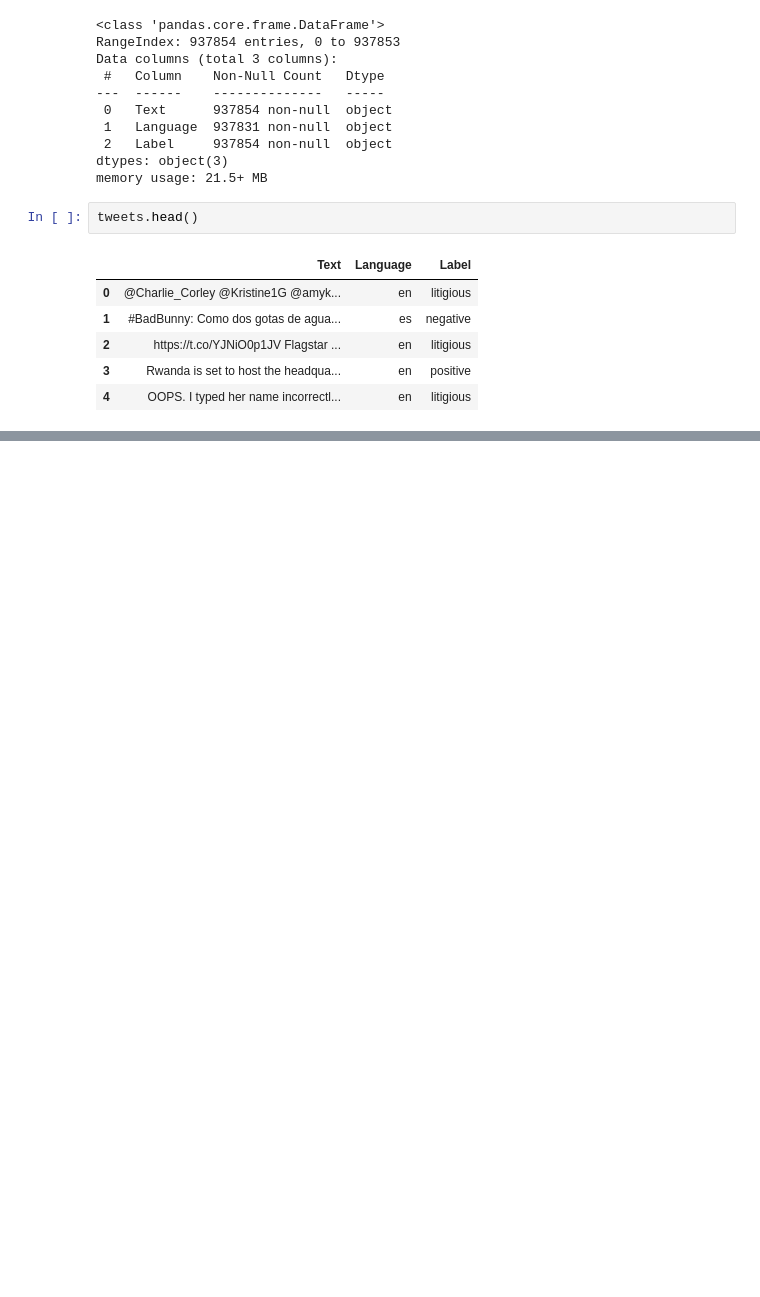
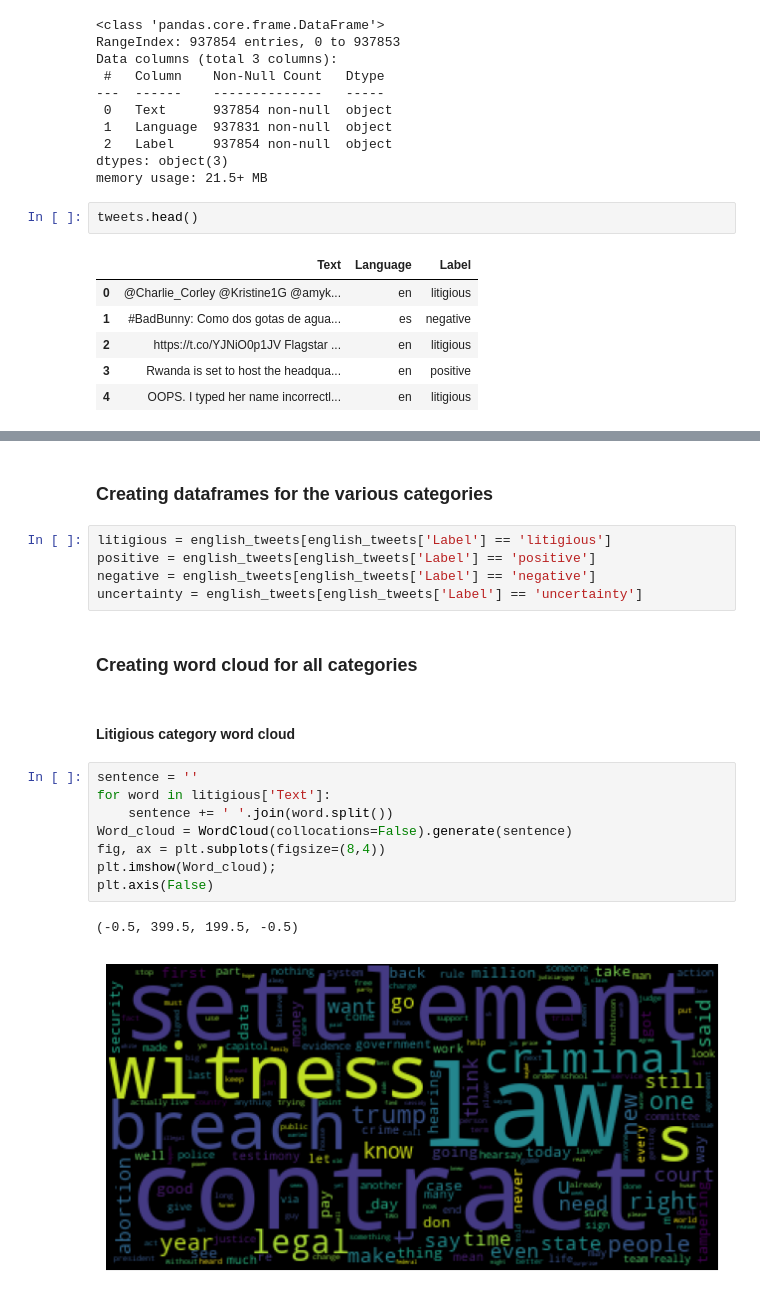
Before and after one commit to Jchukwuedozi/Twitter-sentiment-analysis, a Jupyter notebook: Twitter sentiments.ipynb, the cells around one changed output, grey strips where cells are left out. Cells and saved outputs as stored; diff of their text form; blank space fills up the shorter version.

```diff
--- a/Twitter sentiments.ipynb
+++ b/Twitter sentiments.ipynb
@@ -48,0 +135,22 @@ tweets.head()
+# %% [markdown]
+### Creating dataframes for the various categories
+# %%
+litigious = english_tweets[english_tweets['Label'] == 'litigious']
+positive = english_tweets[english_tweets['Label'] == 'positive']
+negative = english_tweets[english_tweets['Label'] == 'negative']
+uncertainty = english_tweets[english_tweets['Label'] == 'uncertainty']
+# %% [markdown]
+### Creating word cloud for all categories
+# %% [markdown]
+#### Litigious category word cloud
+# %%
+sentence = ''
+for word in litigious['Text']:
+    sentence += ' '.join(word.split())
+Word_cloud = WordCloud(collocations=False).generate(sentence)
+fig, ax = plt.subplots(figsize=(8,4))
+plt.imshow(Word_cloud);
+plt.axis(False)
+# %% [output]
+(-0.5, 399.5, 199.5, -0.5)
+[figure, added]
```
Also changed, not shown: parts of 23 cells of this notebook.
